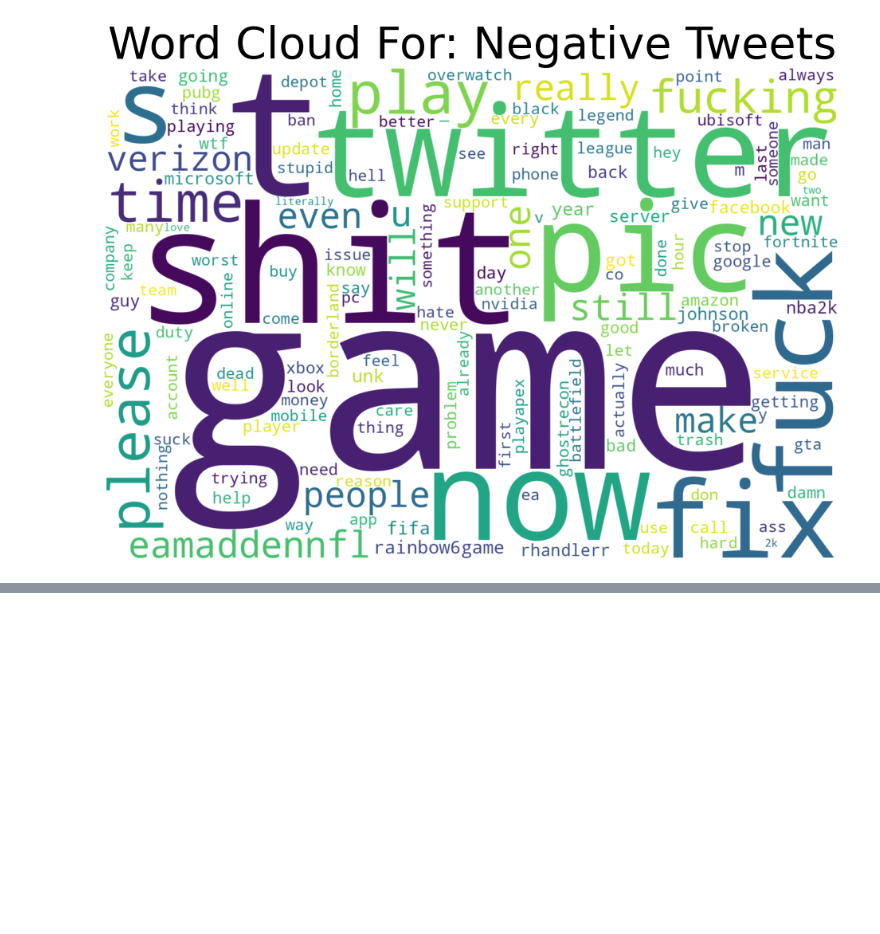
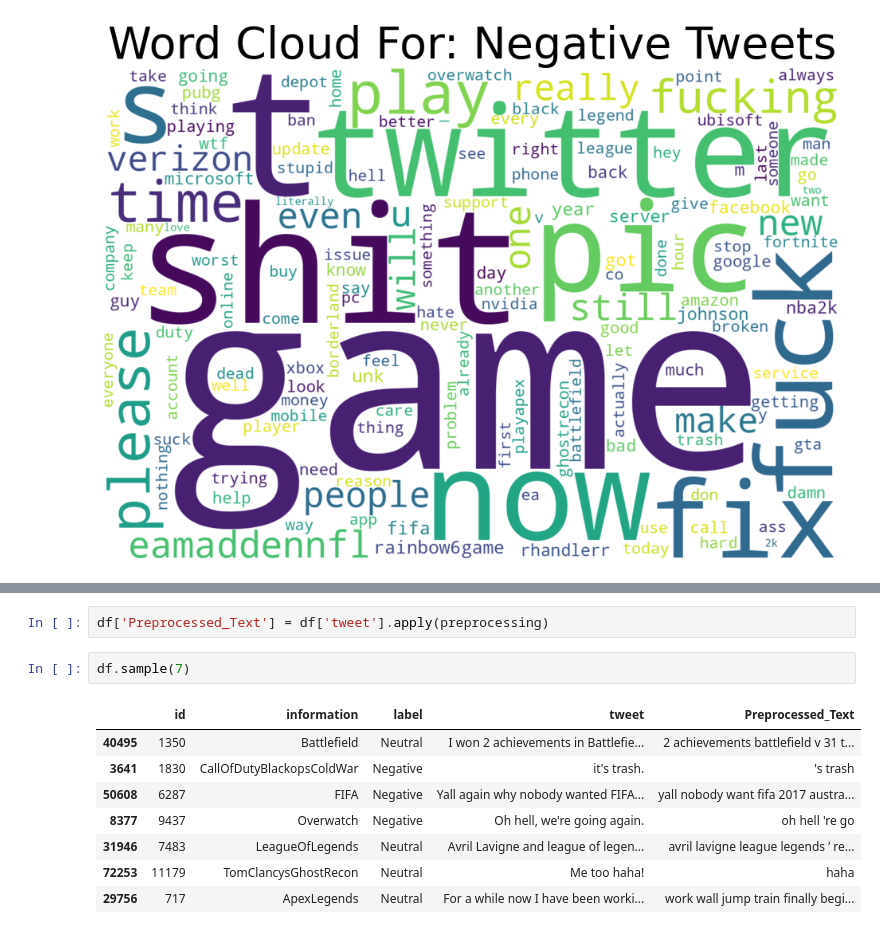
Before and after one commit to Prajwal-Luitel/Twitter-Sentiment-Analysis, a Jupyter notebook: Twitter_Sentiment_Analysis.ipynb, the cells around one changed output, grey strips where cells are left out. Saved outputs shown, nothing was run; the diff lists cells and outputs as text; blank space fills up the shorter version.

```diff
--- a/Twitter_Sentiment_Analysis.ipynb
+++ b/Twitter_Sentiment_Analysis.ipynb
@@ -153,0 +191,13 @@ generate_word_cloud(negative_text,"Negative Tweets")
+# %%
+df['Preprocessed_Text'] = df['tweet'].apply(preprocessing)
+# %%
+df.sample(7)
+# %% [output]
+|  | id | information | label | tweet | Preprocessed_Text |
+| 40495 | 1350 | Battlefield | Neutral | I won 2 achievements in Battlefie... | 2 achievements battlefield v 31 t... |
+| 3641 | 1830 | CallOfDutyBlackopsColdWar | Negative | it's trash. | 's trash |
+| 50608 | 6287 | FIFA | Negative | Yall again why nobody wanted FIFA... | yall nobody want fifa 2017 austra... |
+| 8377 | 9437 | Overwatch | Negative | Oh hell, we're going again. | oh hell 're go |
+| 31946 | 7483 | LeagueOfLegends | Neutral | Avril Lavigne and league of legen... | avril lavigne league legends ’ re... |
+| 72253 | 11179 | TomClancysGhostRecon | Neutral | Me too haha! | haha |
+| 29756 | 717 | ApexLegends | Neutral | For a while now I have been worki... | work wall jump train finally begi... |
```
Also changed, not shown: parts of 8 cells of this notebook.
